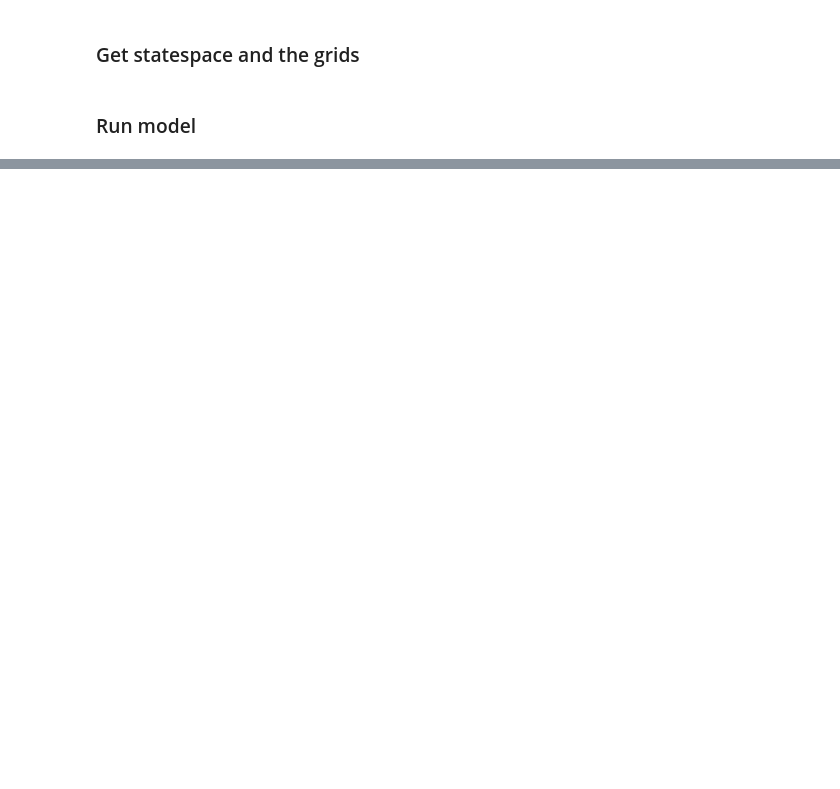
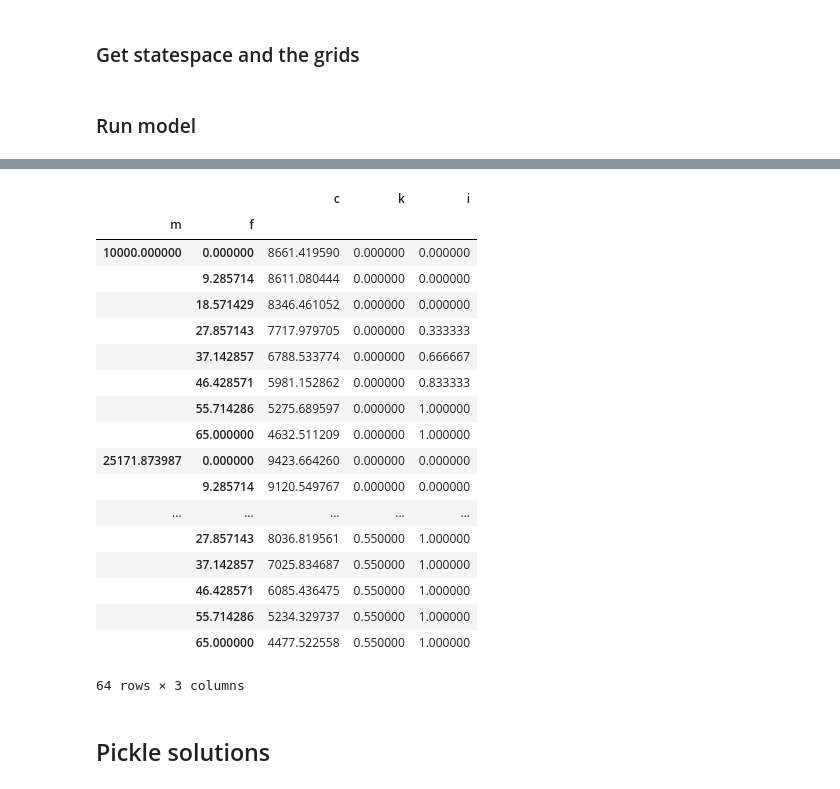
Before and after one commit to JakartaLaw/dypa_termpaper, a Jupyter notebook: src/Investigate_Solution.ipynb, the cells around one changed output, grey strips where cells are left out. Drawn from its saved outputs; the diff is of its cells as text; code cells hidden in the pictures; blank space fills up the shorter version.

```diff
--- a/src/Investigate_Solution.ipynb
+++ b/src/Investigate_Solution.ipynb
@@ -100,0 +107,23 @@ test_sol.groupby('p').mean()[['c', 'k', 'i']]
+# %%
+mf_sol = test_sol.groupby(['m', 'f']).mean()[['c', 'k', 'i']]
+mf_sol
+# %% [output]
+|  |  | c | k | i |
+| m | f |  |  |  |
+| 10000.000000 | 0.000000 | 8661.419590 | 0.000000 | 0.000000 |
+|  | 9.285714 | 8611.080444 | 0.000000 | 0.000000 |
+|  | 18.571429 | 8346.461052 | 0.000000 | 0.000000 |
+|  | 27.857143 | 7717.979705 | 0.000000 | 0.333333 |
+|  | 37.142857 | 6788.533774 | 0.000000 | 0.666667 |
+|  | 46.428571 | 5981.152862 | 0.000000 | 0.833333 |
+|  | 55.714286 | 5275.689597 | 0.000000 | 1.000000 |
+|  | 65.000000 | 4632.511209 | 0.000000 | 1.000000 |
+| 25171.873987 | 0.000000 | 9423.664260 | 0.000000 | 0.000000 |
+|  | 9.285714 | 9120.549767 | 0.000000 | 0.000000 |
+| ... | ... | ... | ... | ... |
+|  | 27.857143 | 8036.819561 | 0.550000 | 1.000000 |
+|  | 37.142857 | 7025.834687 | 0.550000 | 1.000000 |
+|  | 46.428571 | 6085.436475 | 0.550000 | 1.000000 |
+|  | 55.714286 | 5234.329737 | 0.550000 | 1.000000 |
+|  | 65.000000 | 4477.522558 | 0.550000 | 1.000000 |
+64 rows × 3 columns
@@ -100,0 +133,2 @@ test_sol.groupby('p').mean()[['c', 'k', 'i']]
+# %% [markdown]
+## Pickle solutions
```
Also changed, not shown: parts of 18 cells of this notebook, 13 other files.
